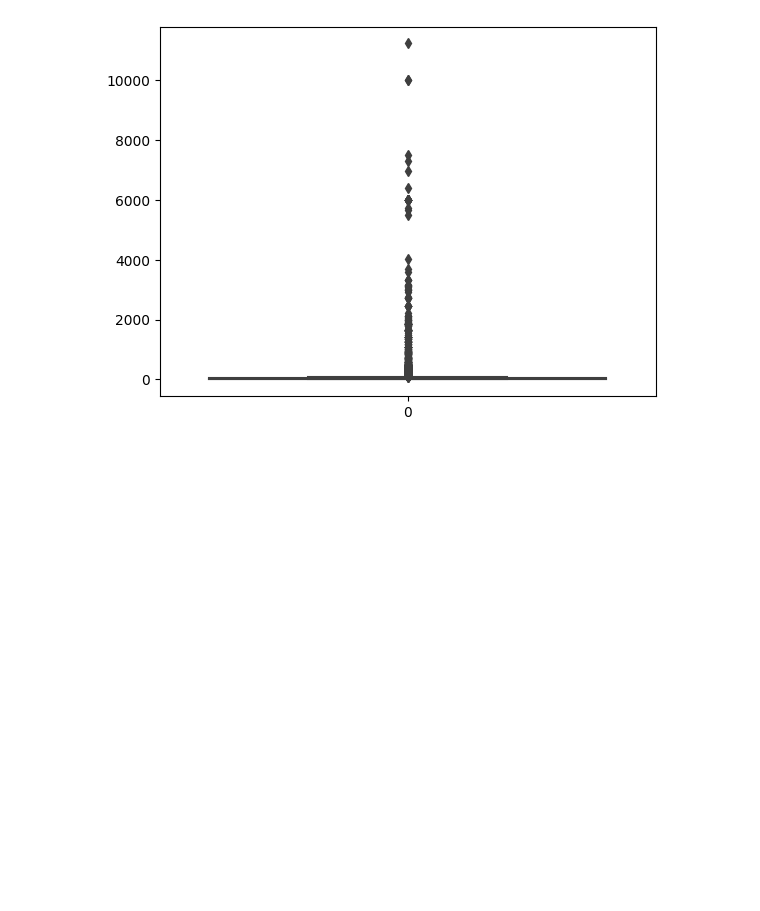
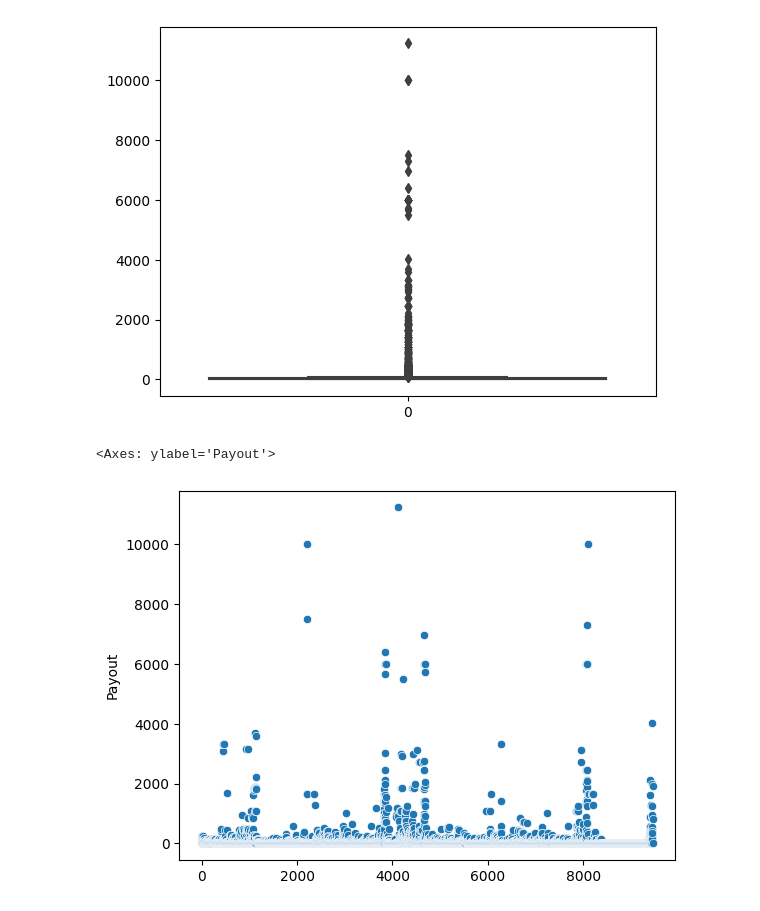
Before and after one commit to Maruf-Ahmad-khan/MinMaxScaling, a Jupyter notebook: Statical measures of outliers detection.ipynb, the cells around one changed output. Saved outputs shown, nothing was run; the diff lists cells and outputs as text; code cells hidden in the pictures; blank space fills up the shorter version.

```diff
--- a/Statical measures of outliers detection.ipynb
+++ b/Statical measures of outliers detection.ipynb
@@ -118,3 +118,8 @@ sns.boxplot(df['Payout'])
 # %% [output]
 <Axes: >
 [figure]
+# %%
+sns.scatterplot(df['Payout'])
+# %% [output]
+<Axes: ylabel='Payout'>
+[figure, added]
```
